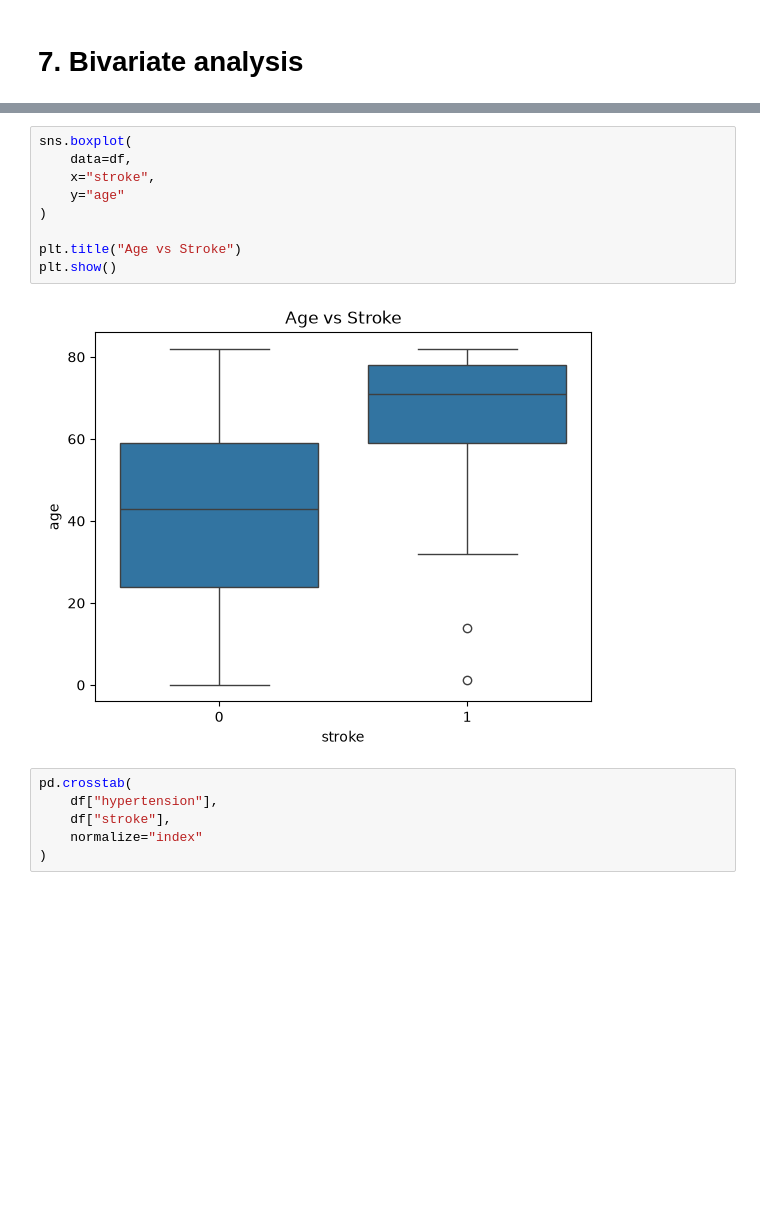
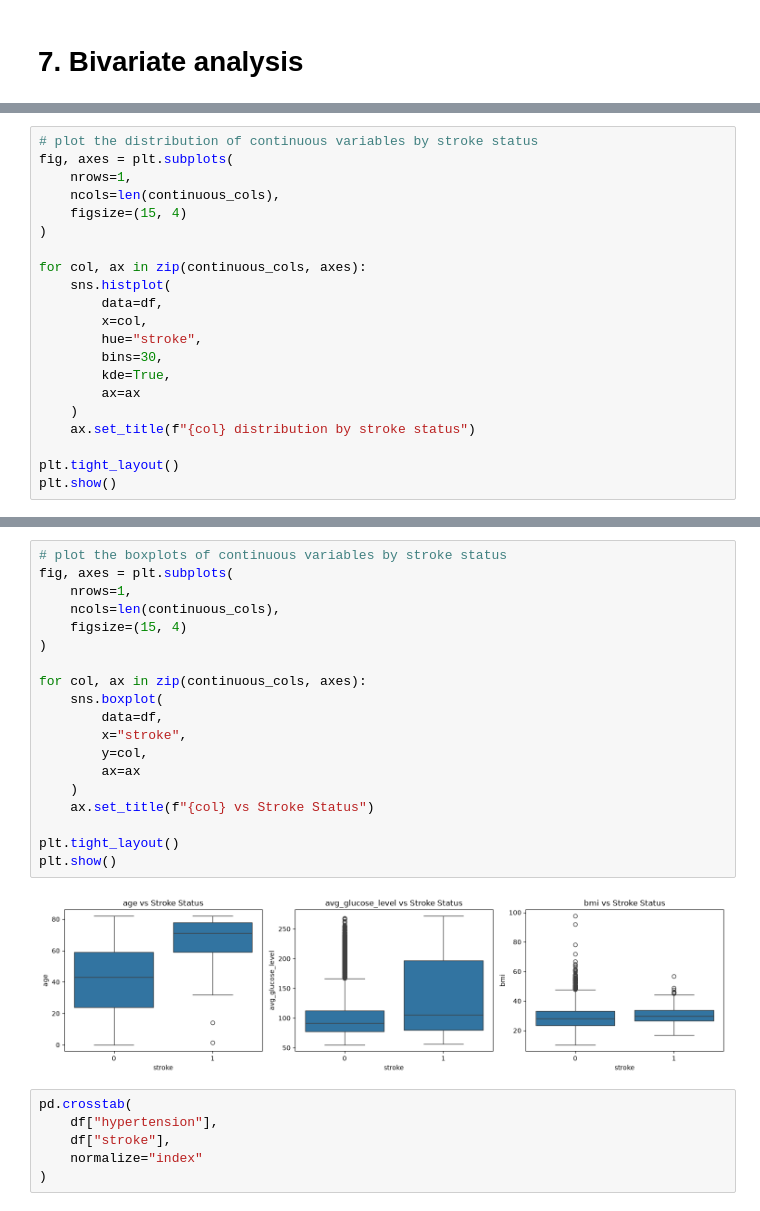
Before and after one commit to YipingMa9377/project1---stroke-prediction, a Jupyter notebook: notebooks/01_EDA.ipynb, the cells around one changed output, grey strips where cells are left out. Drawn from its saved outputs; the diff is of its cells as text; blank space fills up the shorter version.

```diff
--- a/notebooks/01_EDA.ipynb
+++ b/notebooks/01_EDA.ipynb
@@ -274,0 +266,21 @@ plt.show()
+# %%
+# plot the distribution of continuous variables by stroke status
+fig, axes = plt.subplots(
+    nrows=1,
+    ncols=len(continuous_cols),
+    figsize=(15, 4)
+)
+
+for col, ax in zip(continuous_cols, axes):
+    sns.histplot(
+        data=df,
+        x=col,
+        hue="stroke",
+        bins=30,
+        kde=True,
+        ax=ax
+    )
+    ax.set_title(f"{col} distribution by stroke status")
+
+plt.tight_layout()
+plt.show()
@@ -275,14 +289,24 @@ plt.show()
 # %%
-sns.boxplot(
-    data=df,
-    x="stroke",
-    y="age"
+# plot the boxplots of continuous variables by stroke status
+fig, axes = plt.subplots(
+    nrows=1,
+    ncols=len(continuous_cols),
+    figsize=(15, 4)
 )
 
-plt.title("Age vs Stroke")
+for col, ax in zip(continuous_cols, axes):
+    sns.boxplot(
+        data=df,
+        x="stroke",
+        y=col,
+        ax=ax
+    )
+    ax.set_title(f"{col} vs Stroke Status")
+
+plt.tight_layout()
 plt.show()
 # %% [output]
-[figure, old version]
+[figure, new version]
 # %%
 pd.crosstab(
     df["hypertension"],
```
Also changed, not shown: parts of 16 cells of this notebook.
